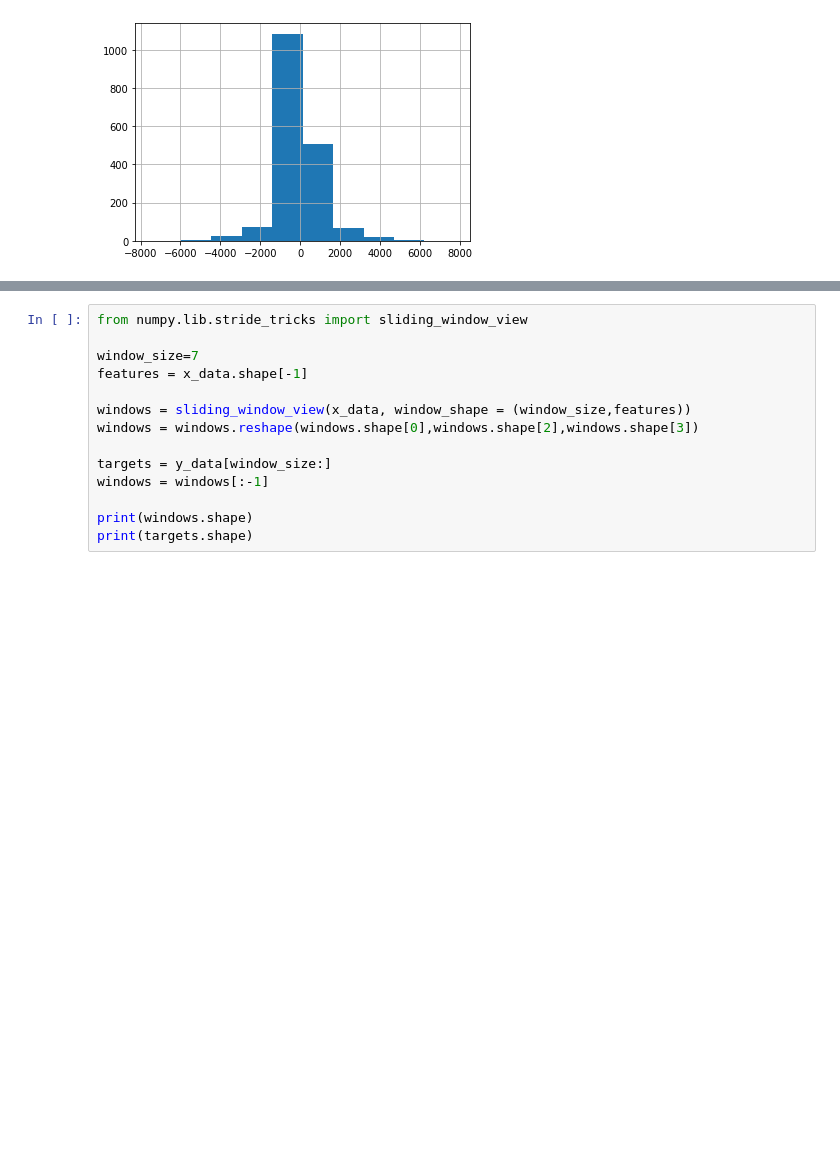
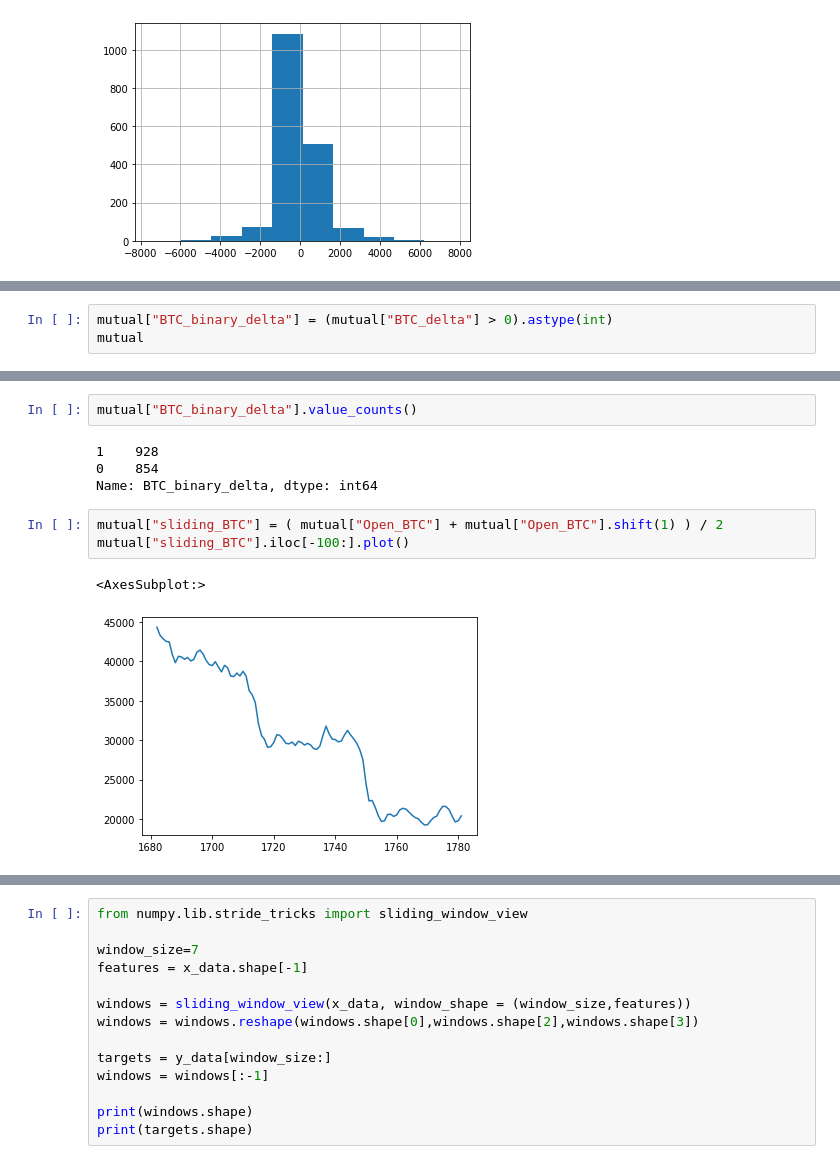
Before and after one commit to Marci0707/CryptoPredictions, a Jupyter notebook: explore/analyze.ipynb, the cells around one changed output, grey strips where cells are left out. Drawn from its saved outputs; the diff is of its cells as text; blank space fills up the shorter version.

```diff
--- a/analyze.ipynb
+++ b/explore/analyze.ipynb
@@ -123,0 +124,3 @@ mutual
+# %%
+mutual["BTC_binary_delta"] = (mutual["BTC_delta"] > 0).astype(int)
+mutual
@@ -124,3 +141,15 @@ mutual
+# %%
+mutual["BTC_binary_delta"].value_counts()
+# %% [output]
+1    928
+0    854
+Name: BTC_binary_delta, dtype: int64
+# %%
+mutual["sliding_BTC"] = ( mutual["Open_BTC"] + mutual["Open_BTC"].shift(1) ) / 2
+mutual["sliding_BTC"].iloc[-100:].plot()
+# %% [output]
+<AxesSubplot:>
+[figure, added]
 # %%
 from sklearn.preprocessing import StandardScaler
 
```
Also changed, not shown: parts of 5 cells of this notebook, 18 other files.
